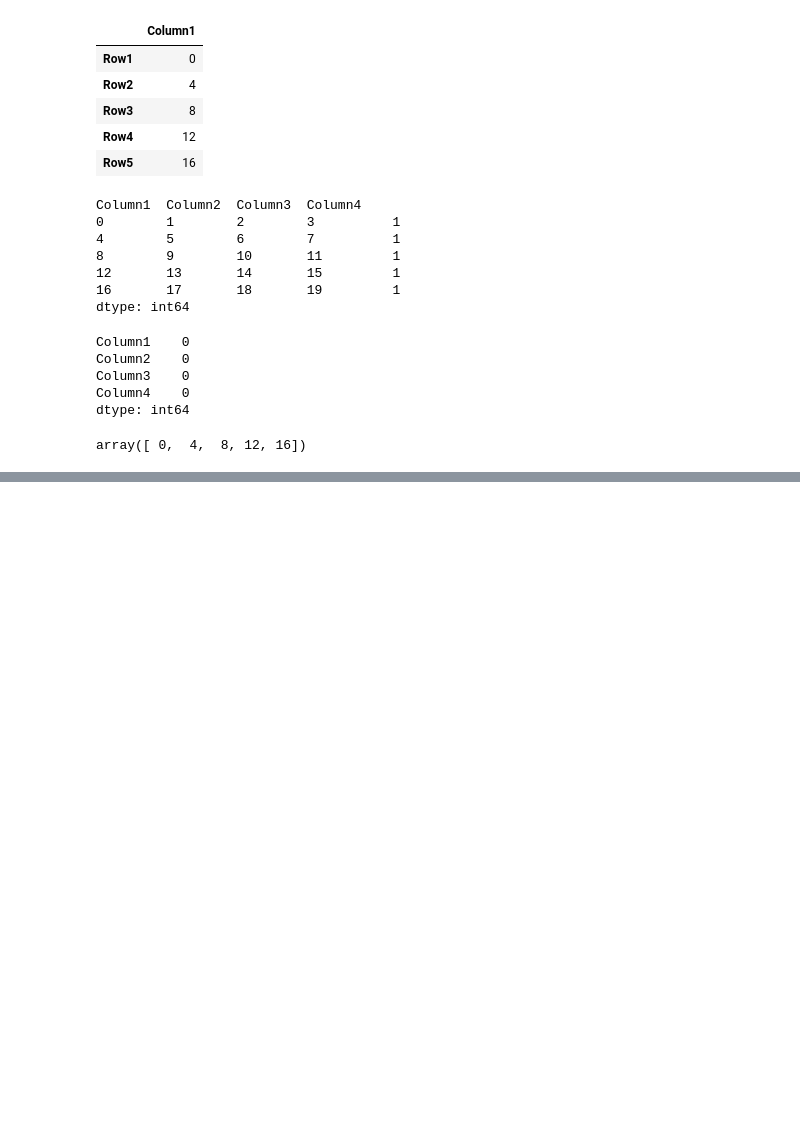
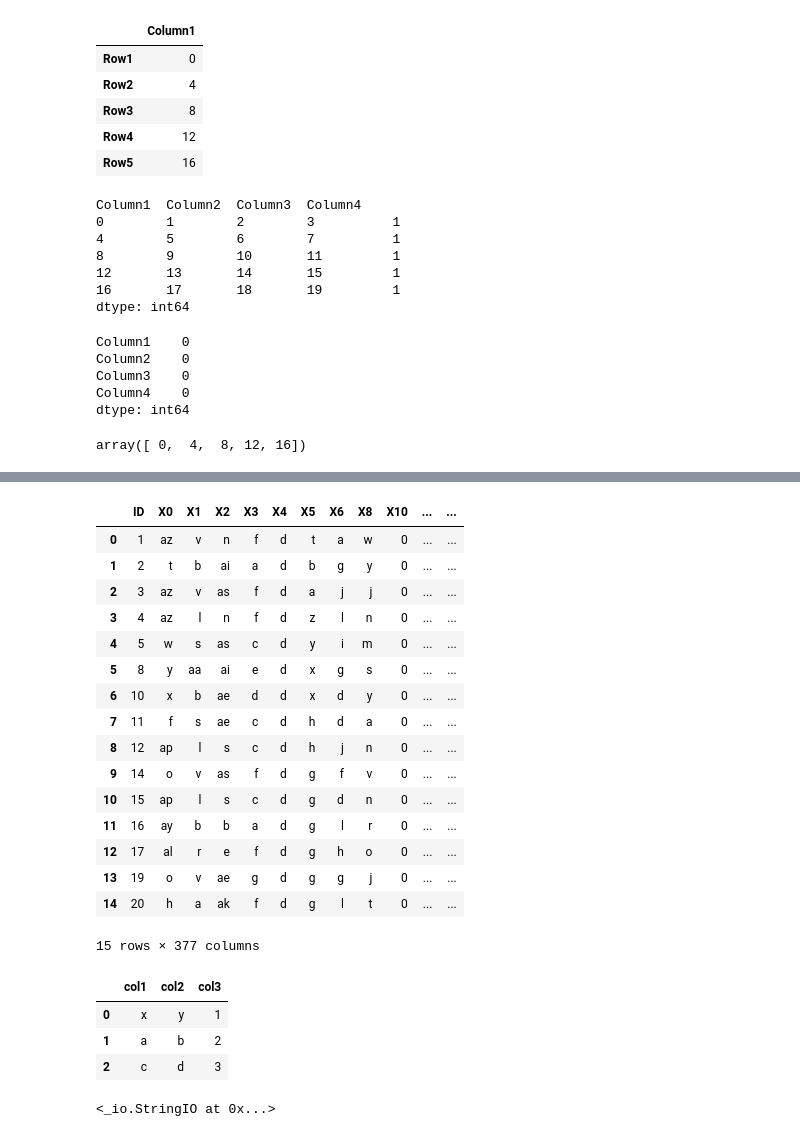
Before and after one commit to Neeteshking21/data-Science-, a Jupyter notebook: Pandas.ipynb, the cells around one changed output, grey strips where cells are left out. Drawn from its saved outputs; the diff is of its cells as text; code cells hidden in the pictures; blank space fills up the shorter version.

```diff
--- a/Pandas.ipynb
+++ b/Pandas.ipynb
@@ -121,0 +150,2 @@ array([ 0,  4,  8, 12, 16])
+# %%
+df = pd.read_csv('test.csv')
@@ -121,0 +234,22 @@ array([ 0,  4,  8, 12, 16])
+# %%
+#Access dataFramse data using Conditions
+
+df[df['ID']<=20]
+# %% [output]
+|  | ID | X0 | X1 | X2 | X3 | X4 | X5 | X6 | X8 | X10 | ... | ... |
+| 0 | 1 | az | v | n | f | d | t | a | w | 0 | ... | ... |
+| 1 | 2 | t | b | ai | a | d | b | g | y | 0 | ... | ... |
+| 2 | 3 | az | v | as | f | d | a | j | j | 0 | ... | ... |
+| 3 | 4 | az | l | n | f | d | z | l | n | 0 | ... | ... |
+| 4 | 5 | w | s | as | c | d | y | i | m | 0 | ... | ... |
+| 5 | 8 | y | aa | ai | e | d | x | g | s | 0 | ... | ... |
+| 6 | 10 | x | b | ae | d | d | x | d | y | 0 | ... | ... |
+| 7 | 11 | f | s | ae | c | d | h | d | a | 0 | ... | ... |
+| 8 | 12 | ap | l | s | c | d | h | j | n | 0 | ... | ... |
+| 9 | 14 | o | v | as | f | d | g | f | v | 0 | ... | ... |
+| 10 | 15 | ap | l | s | c | d | g | d | n | 0 | ... | ... |
+| 11 | 16 | ay | b | b | a | d | g | l | r | 0 | ... | ... |
+| 12 | 17 | al | r | e | f | d | g | h | o | 0 | ... | ... |
+| 13 | 19 | o | v | ae | g | d | g | g | j | 0 | ... | ... |
+| 14 | 20 | h | a | ak | f | d | g | l | t | 0 | ... | ... |
+15 rows × 377 columns
@@ -121,0 +260,18 @@ array([ 0,  4,  8, 12, 16])
+# %%
+data = ('col1, col2, col3\n'
+           'x,y,1\n'
+            'a,b,2\n'
+             'c,d,3\n')
+
+#pd.read_csv(StringIO(data))
+# %% [output]
+|  | col1 | col2 | col3 |
+| 0 | x | y | 1 |
+| 1 | a | b | 2 |
+| 2 | c | d | 3 |
+# %%
+#type of StringIO and Internal working:- StringIO creates Internal memory and Save in it to Paranthesis data as a text.
+type(data)
+StringIO()
+# %% [output]
+<_io.StringIO at 0x...>
```
Also changed, not shown: parts of 16 cells of this notebook, 3 other files.
